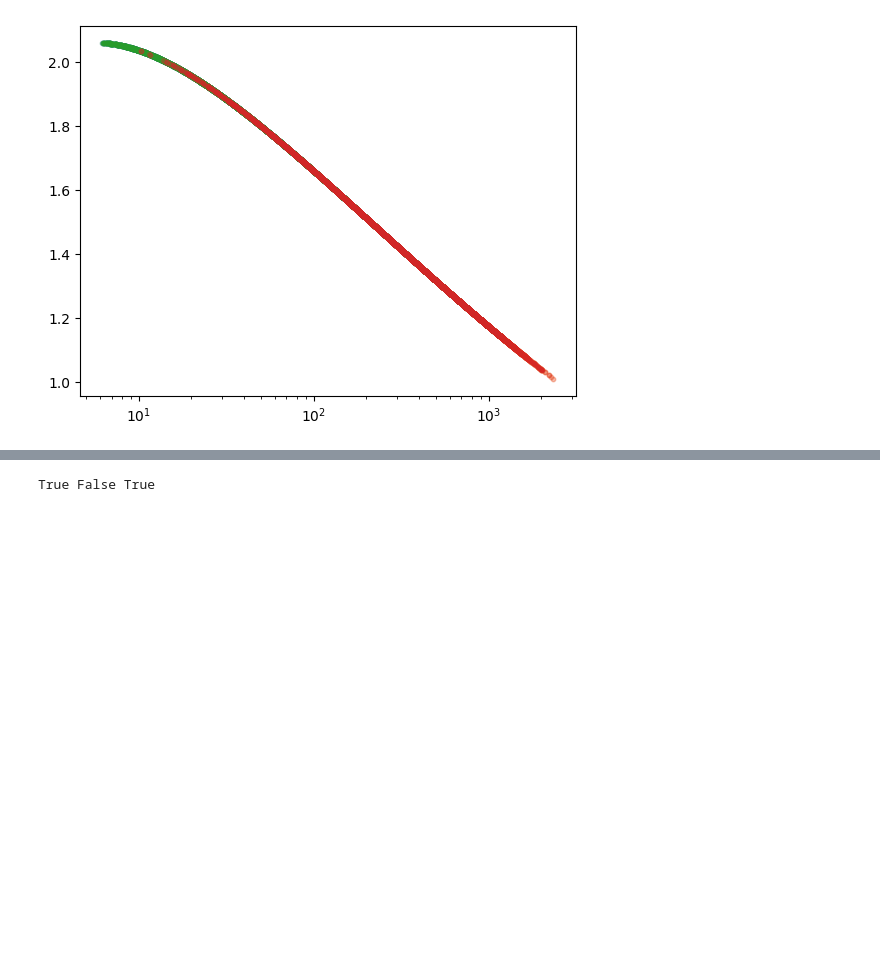
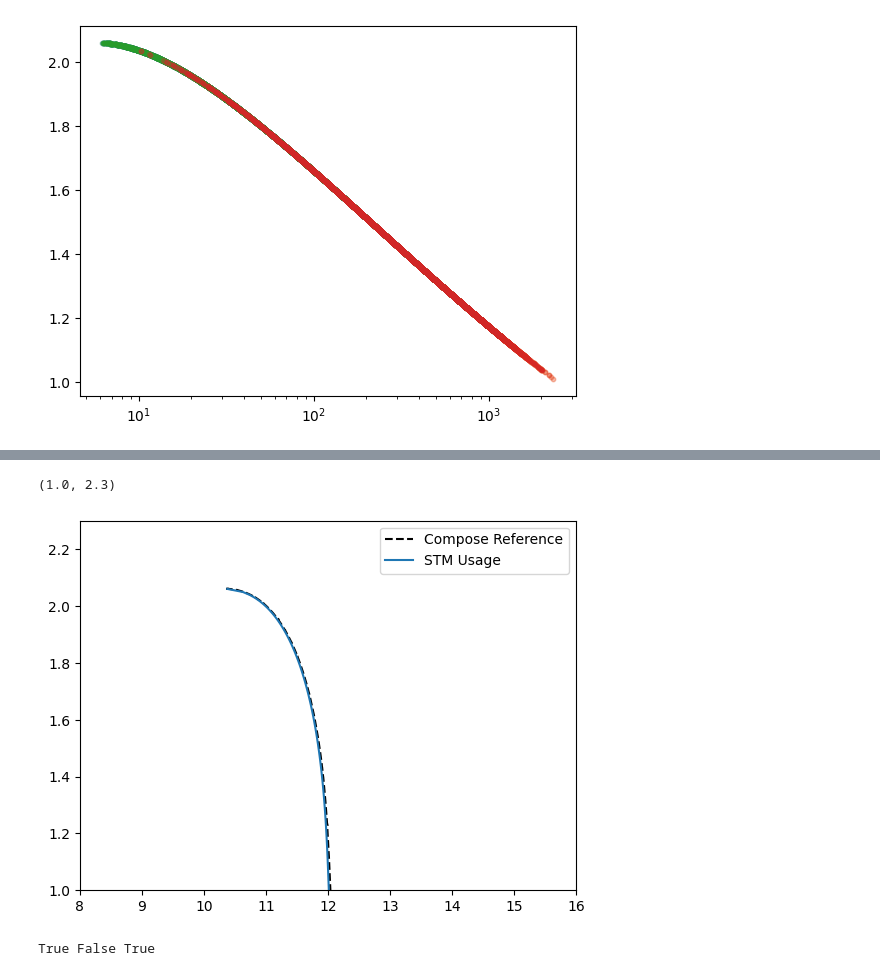
Before and after one commit to KrishnenduGit/CE_STM_CBC, a Jupyter notebook: pop_models/stellar_mass/injection_sampler_v3_z_0.5_10_years/plotter.ipynb, the cells around one changed output, grey strips where cells are left out. Saved outputs shown, nothing was run; the diff lists cells and outputs as text; code cells hidden in the pictures; blank space fills up the shorter version.

```diff
--- a/pop_models/stellar_mass/injection_sampler_v3_z_0.5_10_years/plotter.ipynb
+++ b/pop_models/stellar_mass/injection_sampler_v3_z_0.5_10_years/plotter.ipynb
@@ -54,3 +116,16 @@ plt.xscale('log')
+# %%
+out = eos_curves(calc,n_grid=100)
+# %%
+compose_path = '/ligo/home/ligo.org/sanika.khadkikar/Projects/stm/post_processing_ns/CE_STM_CBC/pop_models/stellar_mass/injection_sampler_v3_z_0.5_10_years/sfho_compose_files/eos.mr'
+compose_file = np.genfromtxt(compose_path)
+plt.plot(compose_file[:, 0], compose_file[:, 1], color = 'black', ls = '--', label ='Compose Reference')
+plt.plot(out['radius_km'], out['mass_msol'], label = 'STM Usage')
+plt.legend()
+plt.xlim(8,16)
+plt.ylim(1, 2.3)
+# %% [output]
+(1.0, 2.3)
+[figure, added]
 # %%
 path = '/ligo/home/ligo.org/sanika.khadkikar/Projects/stm/post_processing_ns/CE_STM_CBC/pop_models/stellar_mass/injection_sampler_v3_z_0.5_10_years/pop_m_FP4_spin_AGU_fref_5.0_z_MD_lmr_130_NSBH_12K_samples_v3_z_0.5_10_years.h5'
 file = h5.File(path)
```
Also changed, not shown: parts of 3 cells of this notebook.
